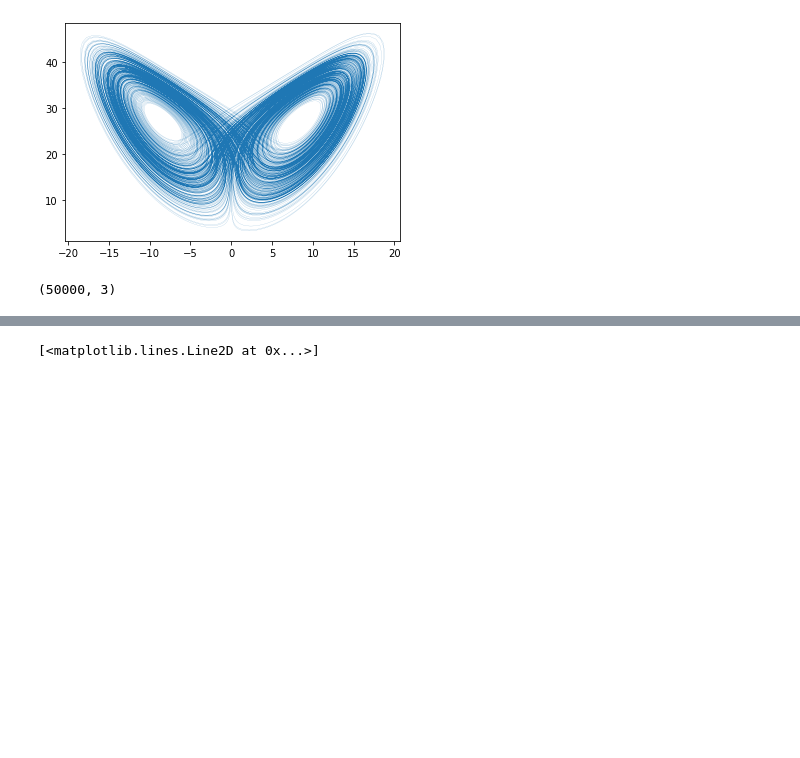
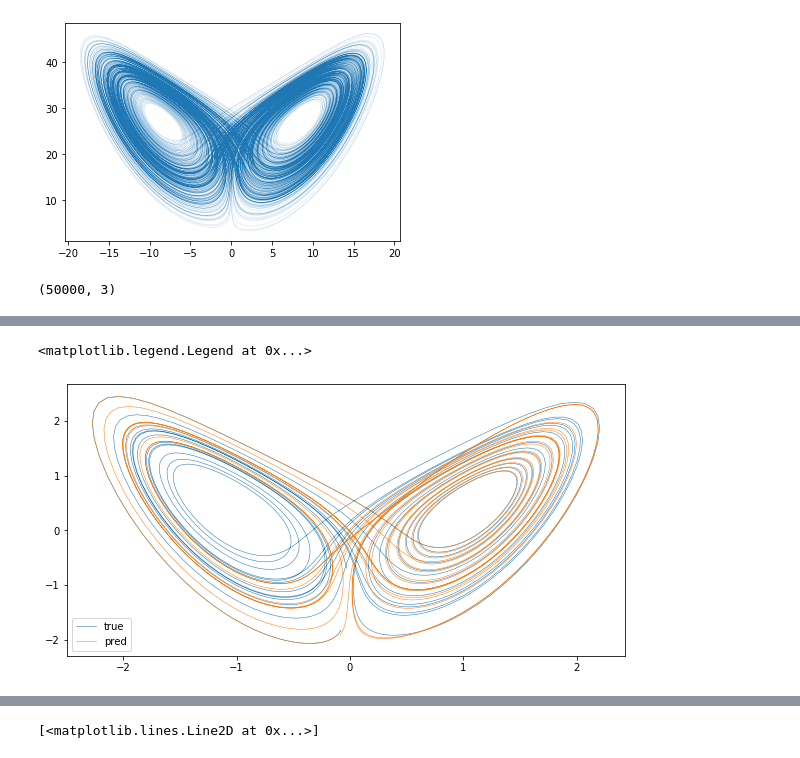
Before and after one commit to DuncDennis/rescomp, a Jupyter notebook: bin/lyapunov_exponents_testing/esn_new_update_test.ipynb, the cells around one changed output, grey strips where cells are left out. Saved outputs shown, nothing was run; the diff lists cells and outputs as text; code cells hidden in the pictures; blank space fills up the shorter version.

Commit message:
Added more code to esn_new_update_code.
Added a dynsys ESN and the normal ESN
also added the possbility of a "local seed" in utilities
Improved testing notebook

```diff
--- a/bin/lyapunov_exponents_testing/esn_new_update_test.ipynb
+++ b/bin/lyapunov_exponents_testing/esn_new_update_test.ipynb
@@ -49,0 +53,12 @@ time_series.shape
+# %%
+t_train_disc = 0
+t_train_sync = 200
+t_train = 3000
+t_pred_disc = 500
+t_pred_sync = 200
+t_pred = 2000
+nr_of_time_intervals = 1
+
+x_train, x_pred_list, sim_data = st.data_simulation(time_series, t_train_disc, t_train_sync, t_train,
+                                                         t_pred_disc, t_pred_sync, t_pred, nr_of_time_intervals=nr_of_time_intervals,
+                                                         sim_data_return = True)
@@ -49,0 +94,15 @@ time_series.shape
+# %%
+n_rad = 0.1
+n_avg_deg = 6.0
+n_type_opt = "erdos_renyi"
+
+esn_normal = esn_new.ESN_normal()
+esn_normal.build(x_dim, r_dim=r_dim, n_rad=n_rad, n_avg_deg=n_avg_deg, n_type_opt=n_type_opt, r_to_r_gen_opt=r_to_r_gen_opt, act_fct_opt=act_fct_opt, bias_scale=bias_scale, leak_factor=leak_factor, w_in_opt=w_in_opt, w_in_scale=w_in_scale, default_res_state=default_res_state, reg_param=reg_param, bias_seed=bias_seed, w_in_seed=w_in_seed)
+# %%
+esn_normal.train(x_train, sync_steps=t_train_sync, save_r=True, save_r_internal=True, save_res_inp=True)
+
+normal_train_int = (esn_normal.get_r(), esn_normal.get_r_internal(), esn_normal.get_res_inp())
+# %%
+normal_pred, normal_true = esn_normal.predict(x_pred_list[0], sync_steps=t_pred_sync, save_r=True, save_r_internal=True, save_res_inp=True)
+
+normal_pred_int = (esn_normal.get_r(), esn_normal.get_r_internal(), esn_normal.get_res_inp())
@@ -49,0 +118,8 @@ time_series.shape
+# %%
+plt.figure(figsize=(10, 5))
+plt.plot(normal_true[:, 0], normal_true[:, 2], linewidth=0.51, label="true")
+plt.plot(normal_pred[:, 0], normal_pred[:, 2], linewidth=0.51, label="pred")
+plt.legend()
+# %% [output]
+<matplotlib.legend.Legend at 0x...>
+[figure, added]
```
Also changed, not shown: parts of 18 cells of this notebook, 2 other files.
